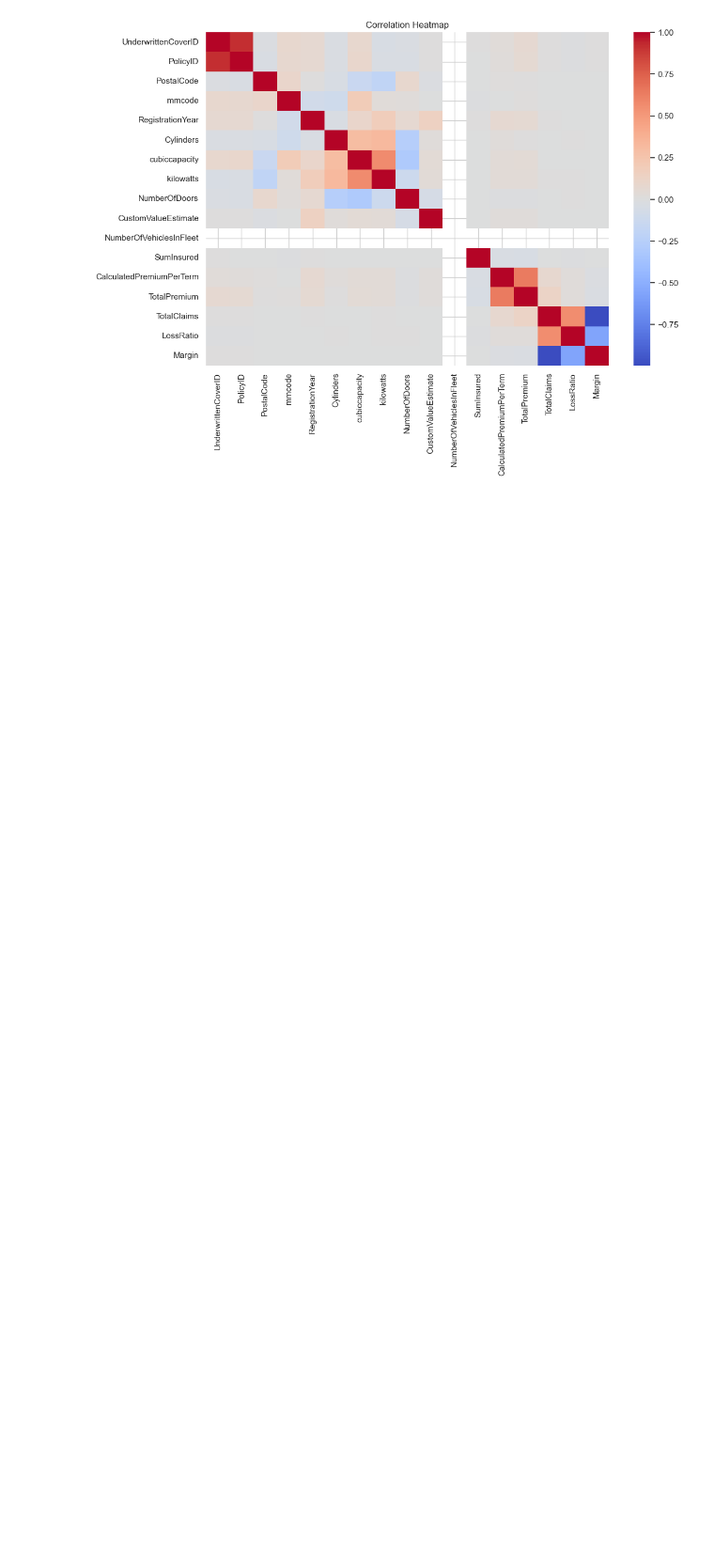
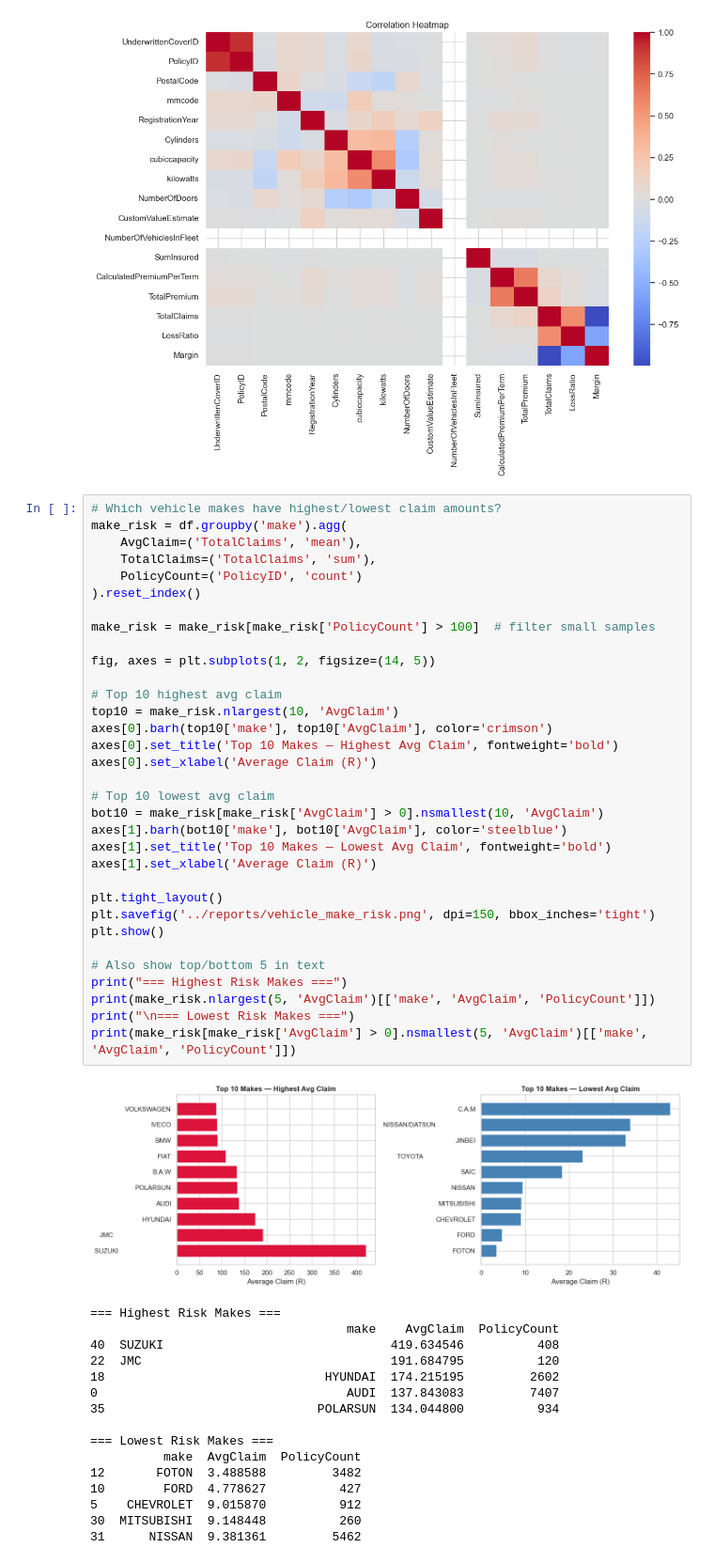
Before and after one commit to funnali/insurance-risk-analytics, a Jupyter notebook: notebooks/01_eda.ipynb, the cells around one changed output. Shown at 94% size. Cells and saved outputs as stored; diff of their text form; blank space fills up the shorter version.

Commit message:
feat: add vehicle make risk analysis to complete Task 1

```diff
--- a/notebooks/01_eda.ipynb
+++ b/notebooks/01_eda.ipynb
@@ -364,3 +364,53 @@ plt.title("Correlation Heatmap")
 plt.show()
 # %% [output]
 [figure]
+# %%
+# Which vehicle makes have highest/lowest claim amounts?
+make_risk = df.groupby('make').agg(
+    AvgClaim=('TotalClaims', 'mean'),
+    TotalClaims=('TotalClaims', 'sum'),
+    PolicyCount=('PolicyID', 'count')
+).reset_index()
+
+make_risk = make_risk[make_risk['PolicyCount'] > 100]  # filter small samples
+
+fig, axes = plt.subplots(1, 2, figsize=(14, 5))
+
+# Top 10 highest avg claim
+top10 = make_risk.nlargest(10, 'AvgClaim')
+axes[0].barh(top10['make'], top10['AvgClaim'], color='crimson')
+axes[0].set_title('Top 10 Makes — Highest Avg Claim', fontweight='bold')
+axes[0].set_xlabel('Average Claim (R)')
+
+# Top 10 lowest avg claim
+bot10 = make_risk[make_risk['AvgClaim'] > 0].nsmallest(10, 'AvgClaim')
+axes[1].barh(bot10['make'], bot10['AvgClaim'], color='steelblue')
+axes[1].set_title('Top 10 Makes — Lowest Avg Claim', fontweight='bold')
+axes[1].set_xlabel('Average Claim (R)')
+
+plt.tight_layout()
+plt.savefig('../reports/vehicle_make_risk.png', dpi=150, bbox_inches='tight')
+plt.show()
+
+# Also show top/bottom 5 in text
+print("=== Highest Risk Makes ===")
+print(make_risk.nlargest(5, 'AvgClaim')[['make', 'AvgClaim', 'PolicyCount']])
+print("\n=== Lowest Risk Makes ===")
+print(make_risk[make_risk['AvgClaim'] > 0].nsmallest(5, 'AvgClaim')[['make', 'AvgClaim', 'PolicyCount']])
+# %% [output]
+[figure, added]
+=== Highest Risk Makes ===
+                                   make    AvgClaim  PolicyCount
+40  SUZUKI                               419.634546          408
+22  JMC                                  191.684795          120
+18                              HYUNDAI  174.215195         2602
+0                                  AUDI  137.843083         7407
+35                             POLARSUN  134.044800          934
+
+=== Lowest Risk Makes ===
+          make  AvgClaim  PolicyCount
+12       FOTON  3.488588         3482
+10        FORD  4.778627          427
+5    CHEVROLET  9.015870          912
+30  MITSUBISHI  9.148448          260
+31      NISSAN  9.381361         5462
```
